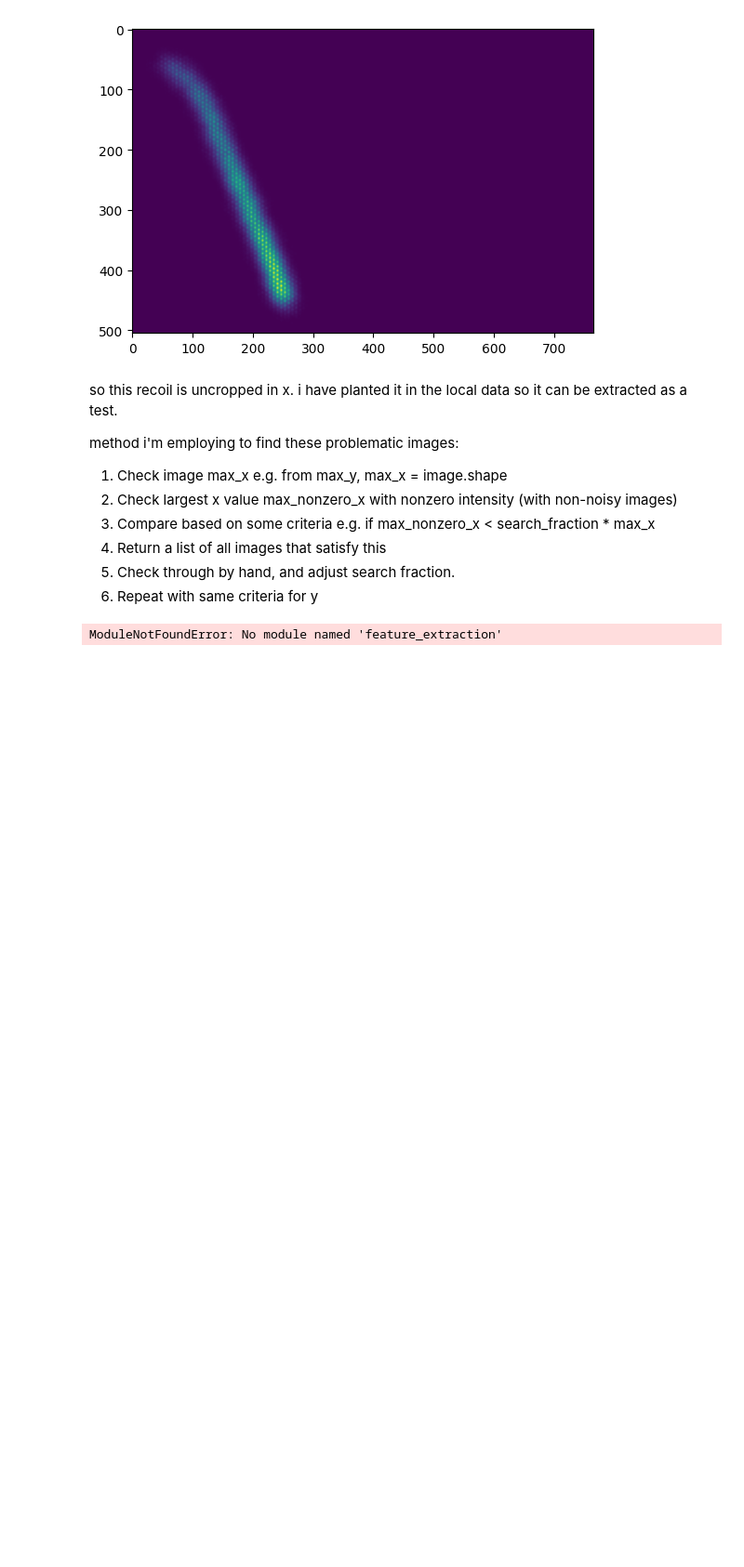
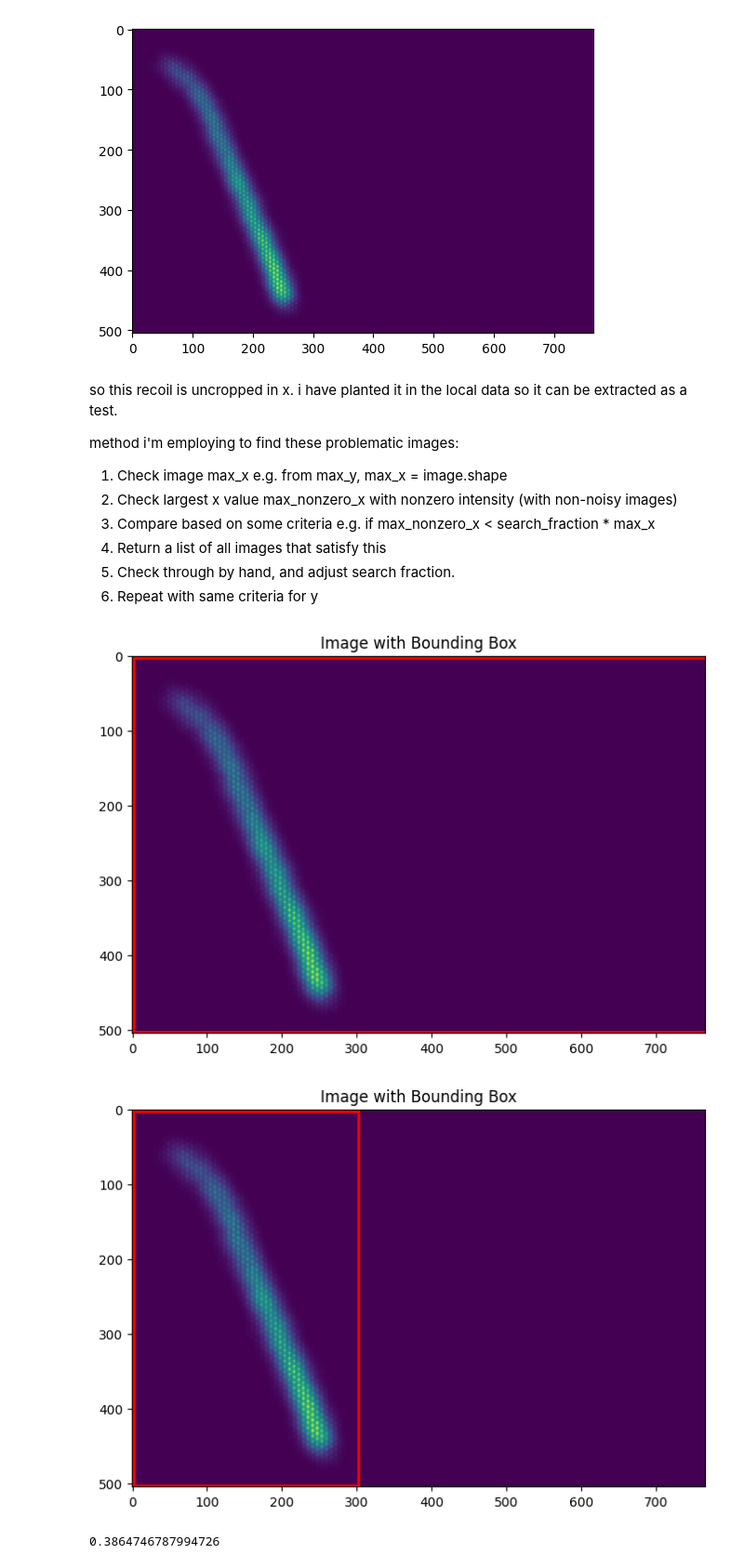
Before and after one commit to benstevens26/NRML-ANN, a Jupyter notebook: notebooks/data_integrity.ipynb, the cells around one changed output. Shown: that part at 93% size. Saved outputs shown, nothing was run; the diff lists cells and outputs as text; code cells hidden in the pictures; blank space fills up the shorter version.

```diff
--- a/notebooks/data_integrity.ipynb
+++ b/notebooks/data_integrity.ipynb
@@ -28,13 +32,27 @@ method i'm employing to find these problematic images:
 4. Return a list of all images that satisfy this
 5. Check through by hand, and adjust search fraction.
 6. Repeat with same criteria for y
-# %%
-# testing bounding box ID
-
-from feature_extraction import extract_bounding_box
-from image_analysis import plot_bounding_box
-
-bounding_box = extract_bounding_box(image)
-plot_bounding_box(image, bounding_box)
-# %% [output]
-ModuleNotFoundError: No module named 'feature_extraction'
+# %%
+# testing bounding box ID
+
+from feature_extraction import extract_bounding_box
+from image_preprocessing import zero_edges
+from image_analysis import plot_bounding_box
+
+# plot image with bounding box
+bounding_box = extract_bounding_box(image)
+plot_bounding_box(image, bounding_box)
+
+# now zero edges and plot again
+image = zero_edges(image)
+bounding_box = extract_bounding_box(image)
+plot_bounding_box(image, bounding_box)
+
+# area of bounding box / area of image
+area_bb = (bounding_box[2] - bounding_box[0]) * (bounding_box[3] - bounding_box[1])
+area_image = image.shape[0] * image.shape[1]
+print(area_bb / area_image)
+# %% [output]
+[figure, added]
+[figure, added]
+0.3864746787994726
```
Also changed, not shown: parts of 7 cells of this notebook.
